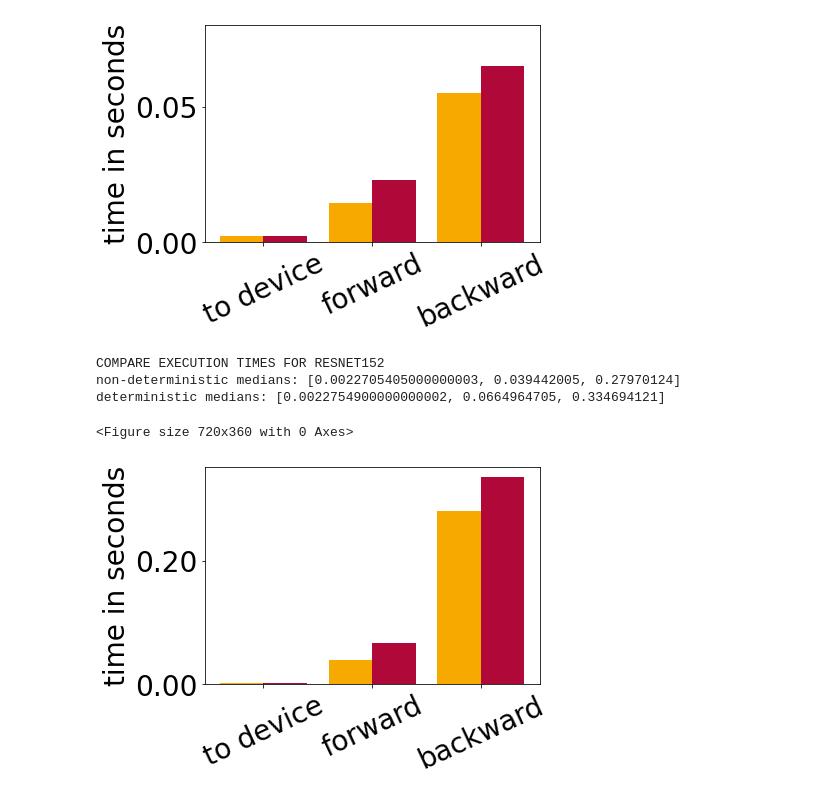
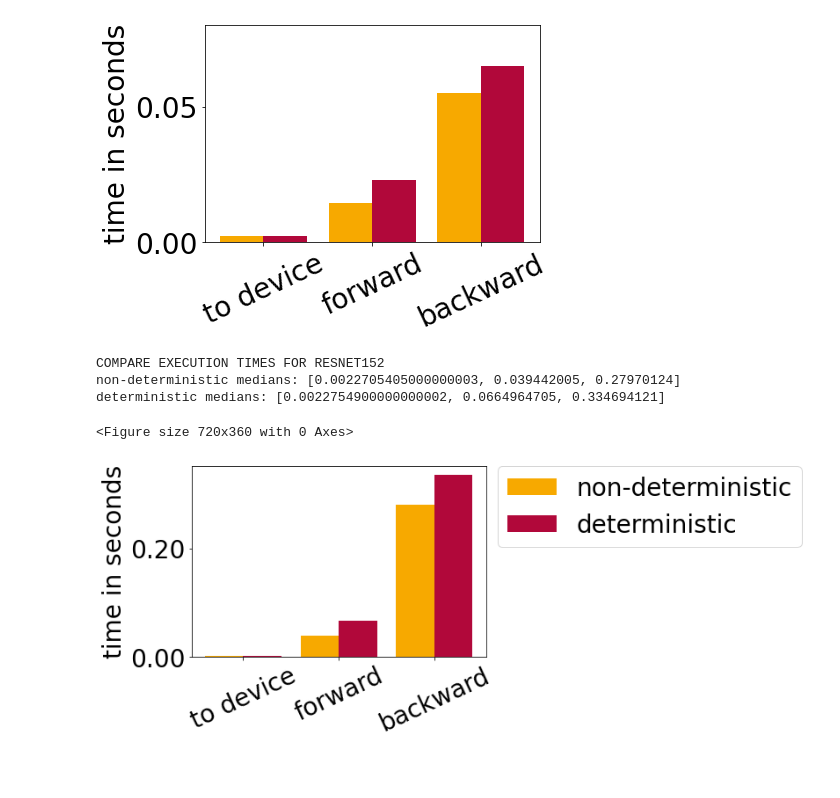
Before and after one commit to slin96/master-thesis, a Jupyter notebook: experiments/deterministic-runtime/plots.ipynb, the cells around one changed output. Cells and saved outputs as stored; diff of their text form; code cells hidden in the pictures; blank space fills up the shorter version.

```diff
--- a/experiments/deterministic-runtime/plots.ipynb
+++ b/experiments/deterministic-runtime/plots.ipynb
@@ -103,12 +103,13 @@ deterministic medians: [0.0022599010000000004, 0.023106714, 0.0650679905]
 # %%
 print('COMPARE EXECUTION TIMES FOR RESNET152')
 plot_compare_to_device_forward_backward(
     non_deterministic_data_path='./results/non-deterministic-resnet152.txt',
     deterministic_data_path='./results/deterministic-resnet152.txt',
+    include_legend=True,
     save_to='./plots/resnet152.pdf')
 # %% [output]
 COMPARE EXECUTION TIMES FOR RESNET152
 non-deterministic medians: [0.0022705405000000003, 0.039442005, 0.27970124]
 deterministic medians: [0.0022754900000000002, 0.0664964705, 0.334694121]
 <Figure size 720x360 with 0 Axes>
-[figure, old version]
+[figure, new version]
```
Also changed, not shown: parts of 2 cells of this notebook.
